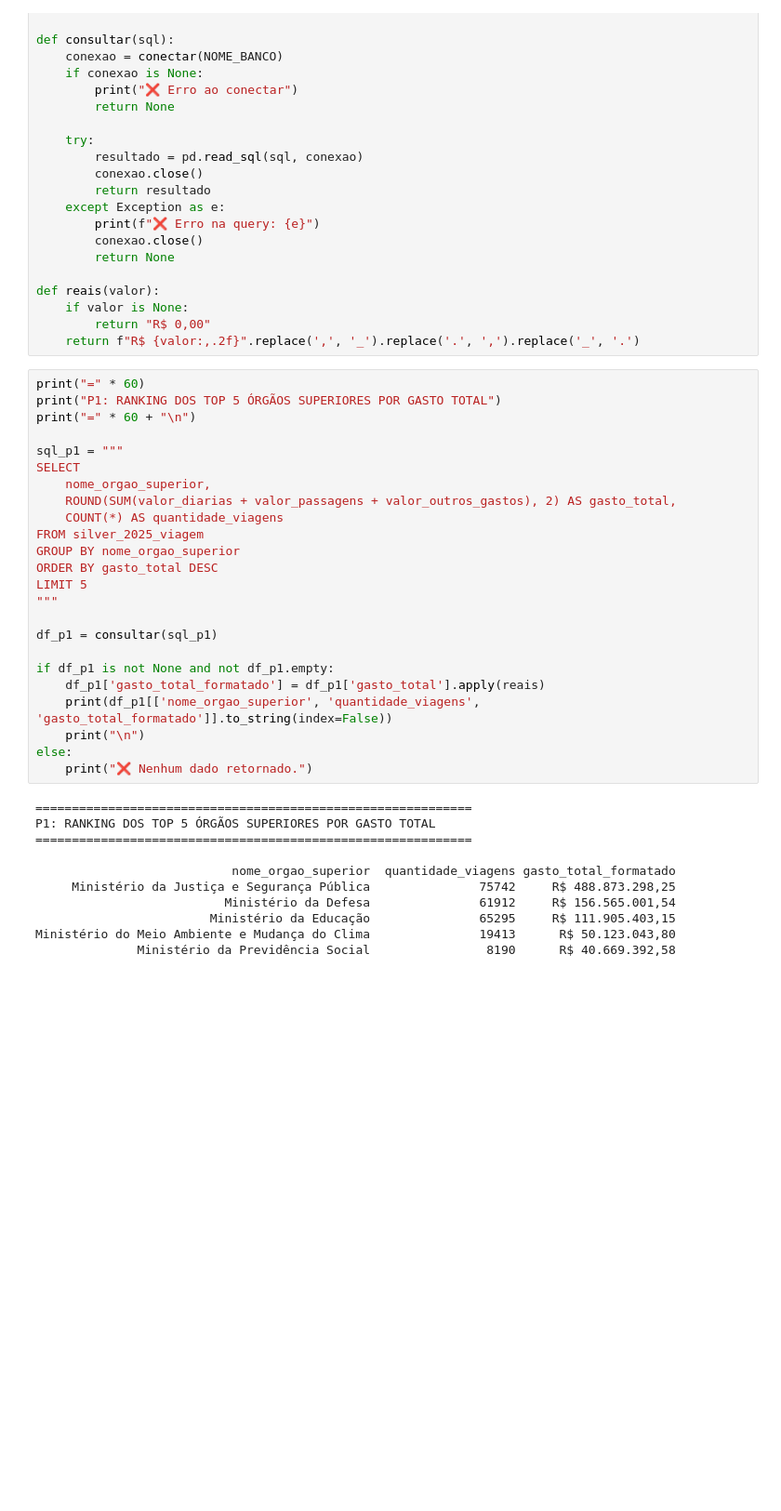
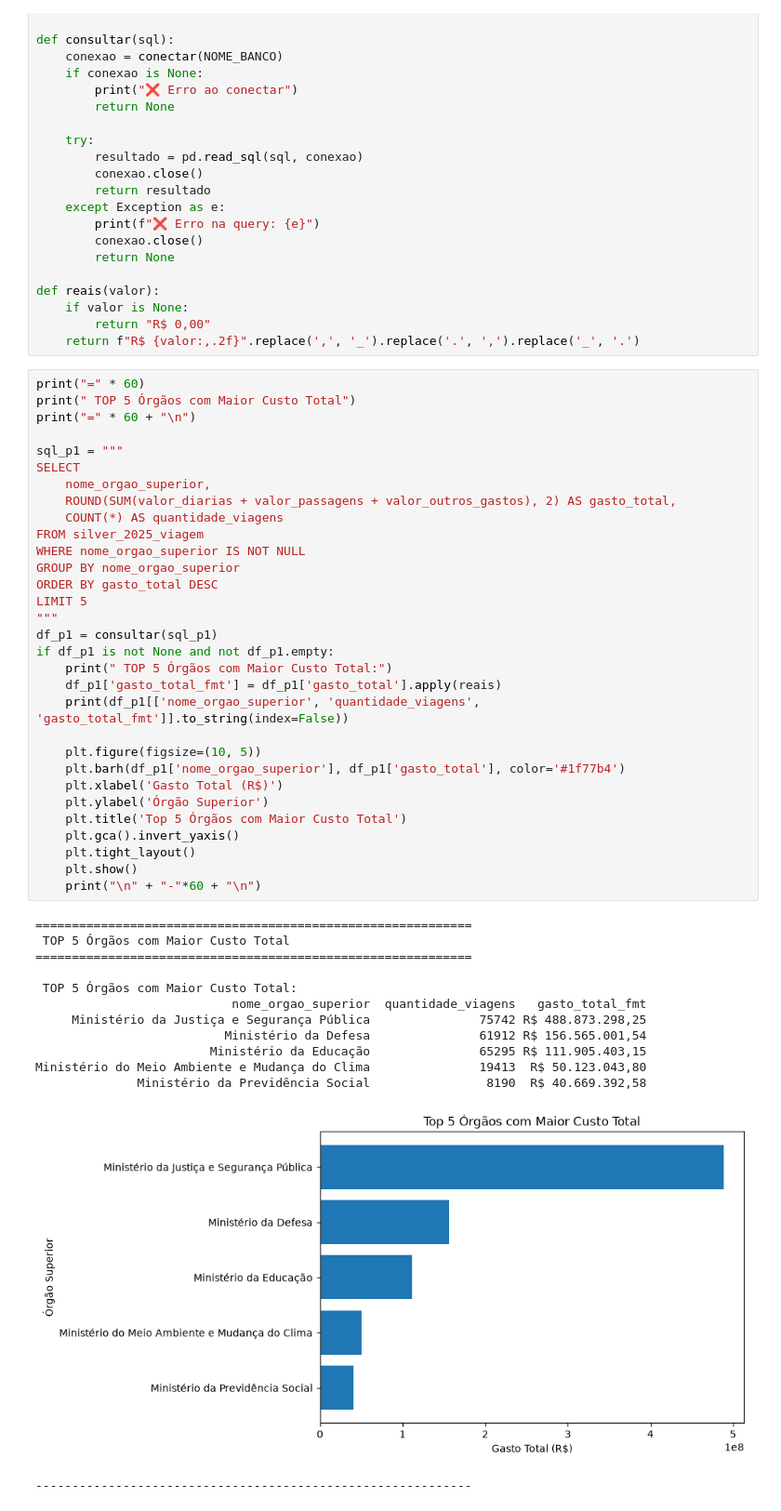
Before and after one commit to luantcharllies/Projeto_Avaliativo-Modulo1-Luan_Tcharllies-Analise_de_Gastos_Publicos, a Jupyter notebook: 3_analise.ipynb, the cells around one changed output. Shown at 93% size. Saved outputs shown, nothing was run; the diff lists cells and outputs as text; blank space fills up the shorter version.

```diff
--- a/3_analise.ipynb
+++ b/3_analise.ipynb
@@ -30,38 +30,48 @@ def reais(valor):
     return f"R$ {valor:,.2f}".replace(',', '_').replace('.', ',').replace('_', '.')
 # %%
 print("=" * 60)
-print("P1: RANKING DOS TOP 5 ÓRGÃOS SUPERIORES POR GASTO TOTAL")
+print(" TOP 5 Órgãos com Maior Custo Total")
 print("=" * 60 + "\n")
 
 sql_p1 = """
 SELECT
     nome_orgao_superior,
     ROUND(SUM(valor_diarias + valor_passagens + valor_outros_gastos), 2) AS gasto_total,
     COUNT(*) AS quantidade_viagens
 FROM silver_2025_viagem
+WHERE nome_orgao_superior IS NOT NULL
 GROUP BY nome_orgao_superior
 ORDER BY gasto_total DESC
 LIMIT 5
 """
+df_p1 = consultar(sql_p1)
+if df_p1 is not None and not df_p1.empty:
+    print(" TOP 5 Órgãos com Maior Custo Total:")
+    df_p1['gasto_total_fmt'] = df_p1['gasto_total'].apply(reais)
+    print(df_p1[['nome_orgao_superior', 'quantidade_viagens', 'gasto_total_fmt']].to_string(index=False))
 
-df_p1 = consultar(sql_p1)
-
-if df_p1 is not None and not df_p1.empty:
-    df_p1['gasto_total_formatado'] = df_p1['gasto_total'].apply(reais)
-    print(df_p1[['nome_orgao_superior', 'quantidade_viagens', 'gasto_total_formatado']].to_string(index=False))
-    print("\n")
-else:
-    print("❌ Nenhum dado retornado.")
+    plt.figure(figsize=(10, 5))
+    plt.barh(df_p1['nome_orgao_superior'], df_p1['gasto_total'], color='#1f77b4')
+    plt.xlabel('Gasto Total (R$)')
+    plt.ylabel('Órgão Superior')
+    plt.title('Top 5 Órgãos com Maior Custo Total')
+    plt.gca().invert_yaxis()
+    plt.tight_layout()
+    plt.show()
+    print("\n" + "-"*60 + "\n")
 # %% [output]
 ============================================================
-P1: RANKING DOS TOP 5 ÓRGÃOS SUPERIORES POR GASTO TOTAL
+ TOP 5 Órgãos com Maior Custo Total
 ============================================================
 
-                           nome_orgao_superior  quantidade_viagens gasto_total_formatado
-     Ministério da Justiça e Segurança Pública               75742     R$ 488.873.298,25
-                          Ministério da Defesa               61912     R$ 156.565.001,54
-                        Ministério da Educação               65295     R$ 111.905.403,15
-Ministério do Meio Ambiente e Mudança do Clima               19413      R$ 50.123.043,80
-              Ministério da Previdência Social                8190      R$ 40.669.392,58
+ TOP 5 Órgãos com Maior Custo Total:
+                           nome_orgao_superior  quantidade_viagens   gasto_total_fmt
+     Ministério da Justiça e Segurança Pública               75742 R$ 488.873.298,25
+                          Ministério da Defesa               61912 R$ 156.565.001,54
+                        Ministério da Educação               65295 R$ 111.905.403,15
+Ministério do Meio Ambiente e Mudança do Clima               19413  R$ 50.123.043,80
+              Ministério da Previdência Social                8190  R$ 40.669.392,58
+[figure, added]
+------------------------------------------------------------
 # %%
 print("=" * 60)
```
Also changed, not shown: parts of 15 cells of this notebook.
